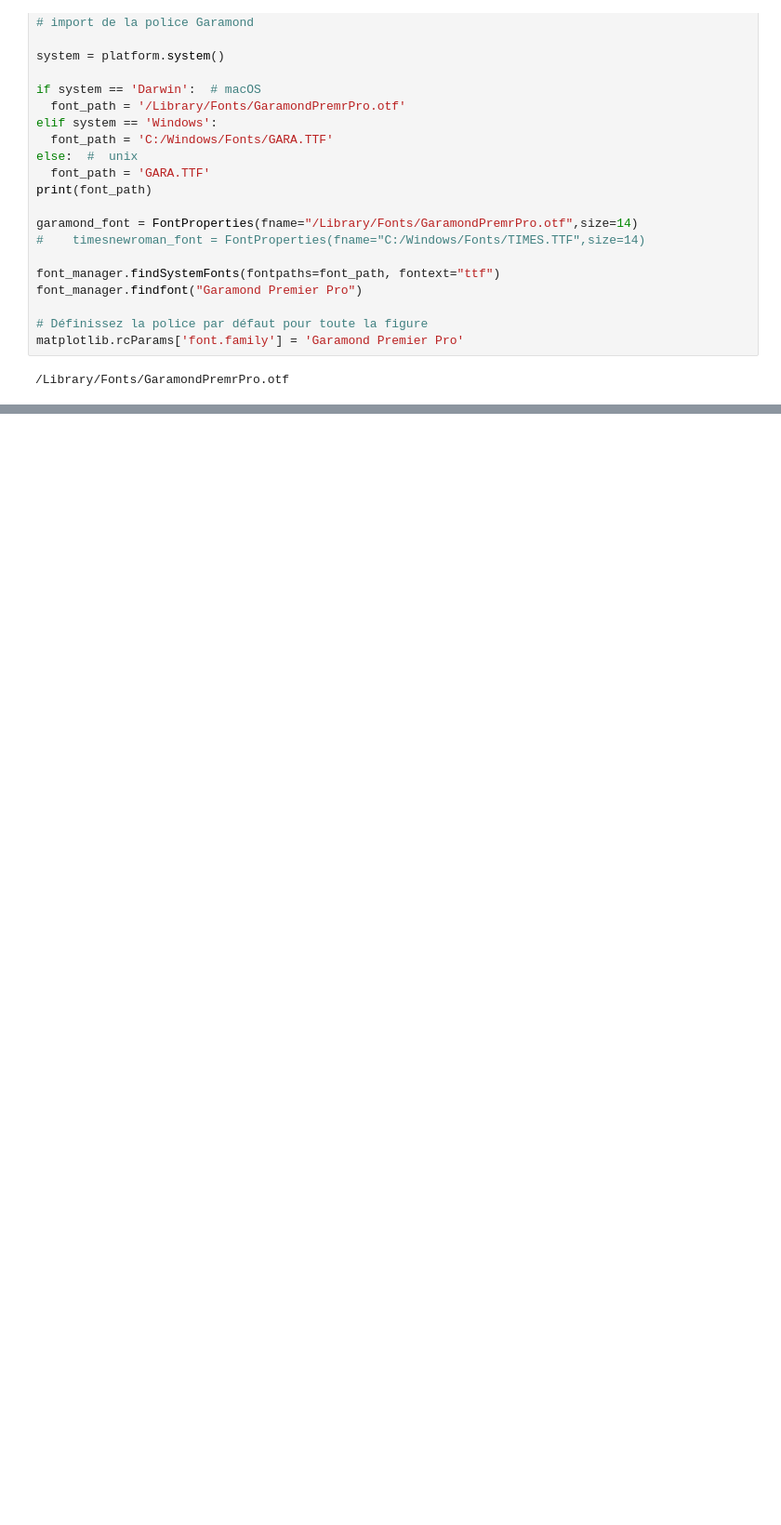
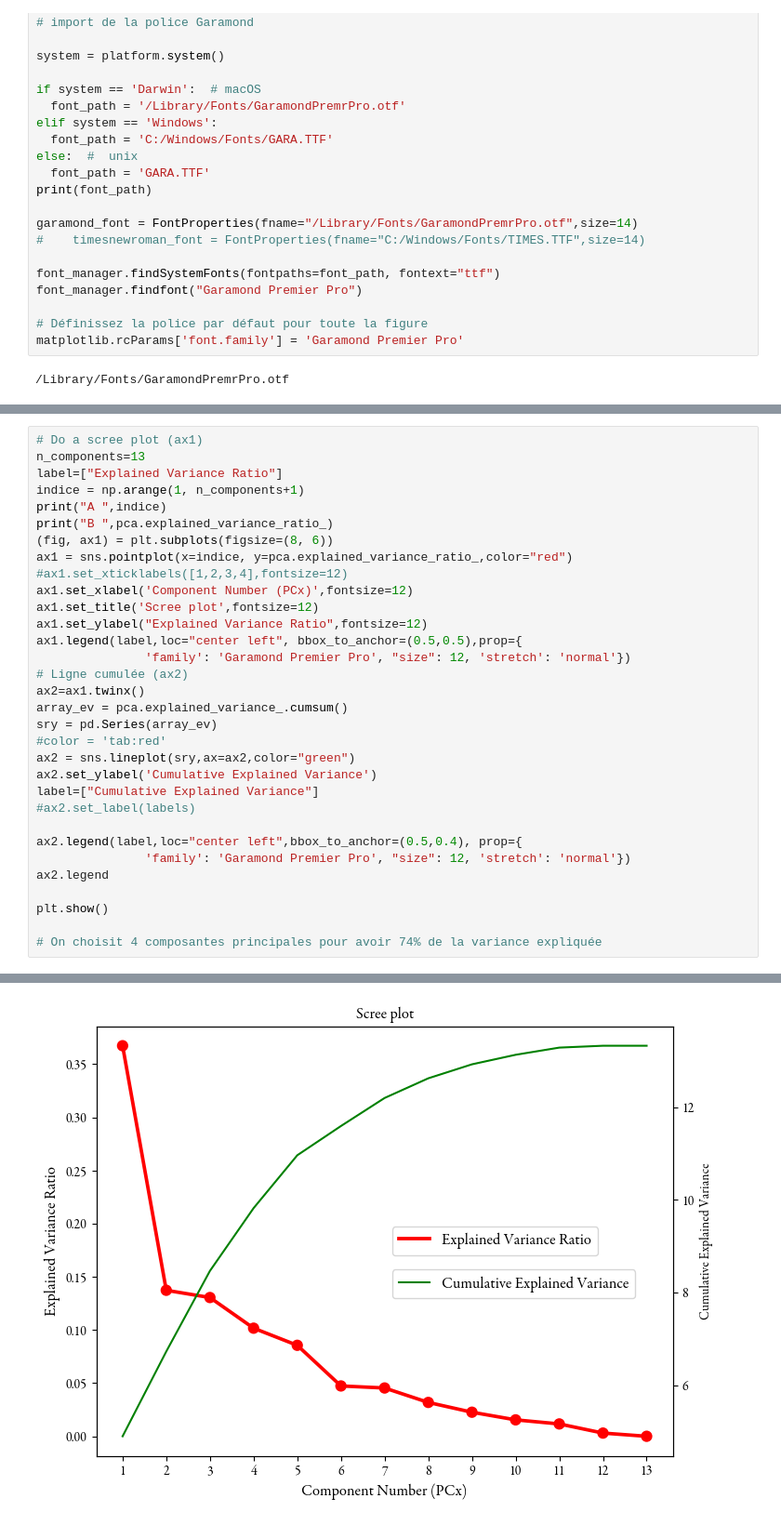
Before and after one commit to RMorana/DU_Data, a Jupyter notebook: Decathlon.ipynb, the cells around one changed output, grey strips where cells are left out. Shown at 93% size. Saved outputs shown, nothing was run; the diff lists cells and outputs as text; blank space fills up the shorter version.

```diff
--- a/Decathlon.ipynb
+++ b/Decathlon.ipynb
@@ -102,0 +102,33 @@ print(df_decathlon_cr)
+# %%
+# Do a scree plot (ax1)
+n_components=13
+label=["Explained Variance Ratio"]
+indice = np.arange(1, n_components+1)
+print("A ",indice)
+print("B ",pca.explained_variance_ratio_)
+(fig, ax1) = plt.subplots(figsize=(8, 6))
+ax1 = sns.pointplot(x=indice, y=pca.explained_variance_ratio_,color="red")
+#ax1.set_xticklabels([1,2,3,4],fontsize=12)
+ax1.set_xlabel('Component Number (PCx)',fontsize=12)
+ax1.set_title('Scree plot',fontsize=12)
+ax1.set_ylabel("Explained Variance Ratio",fontsize=12)
+ax1.legend(label,loc="center left", bbox_to_anchor=(0.5,0.5),prop={
+               'family': 'Garamond Premier Pro', "size": 12, 'stretch': 'normal'})
+# Ligne cumulée (ax2)
+ax2=ax1.twinx()
+array_ev = pca.explained_variance_.cumsum()
+sry = pd.Series(array_ev)
+#color = 'tab:red'
+ax2 = sns.lineplot(sry,ax=ax2,color="green")
+ax2.set_ylabel('Cumulative Explained Variance')
+label=["Cumulative Explained Variance"]
+#ax2.set_label(labels)
+
+ax2.legend(label,loc="center left",bbox_to_anchor=(0.5,0.4), prop={
+               'family': 'Garamond Premier Pro', "size": 12, 'stretch': 'normal'})
+ax2.legend
+
+plt.show()
+
+# On choisit 4 composantes principales pour avoir 74% de la variance expliquée
+# %% [output]
@@ -102,0 +140 @@ print(df_decathlon_cr)
+[figure, added]
```
Also changed, not shown: parts of 9 cells of this notebook.
